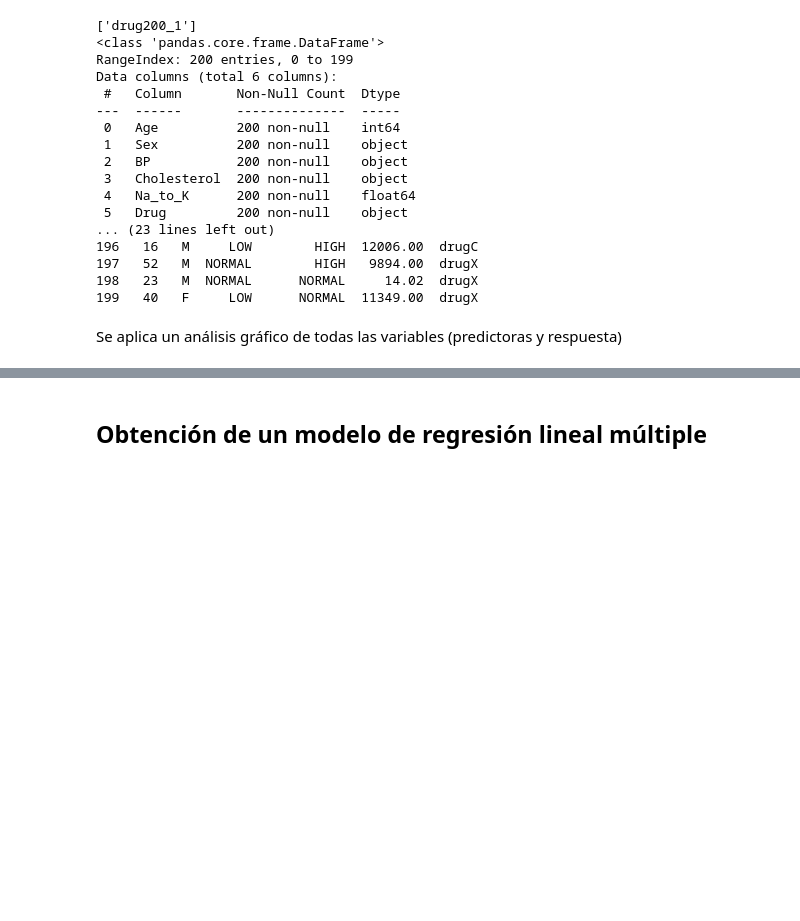
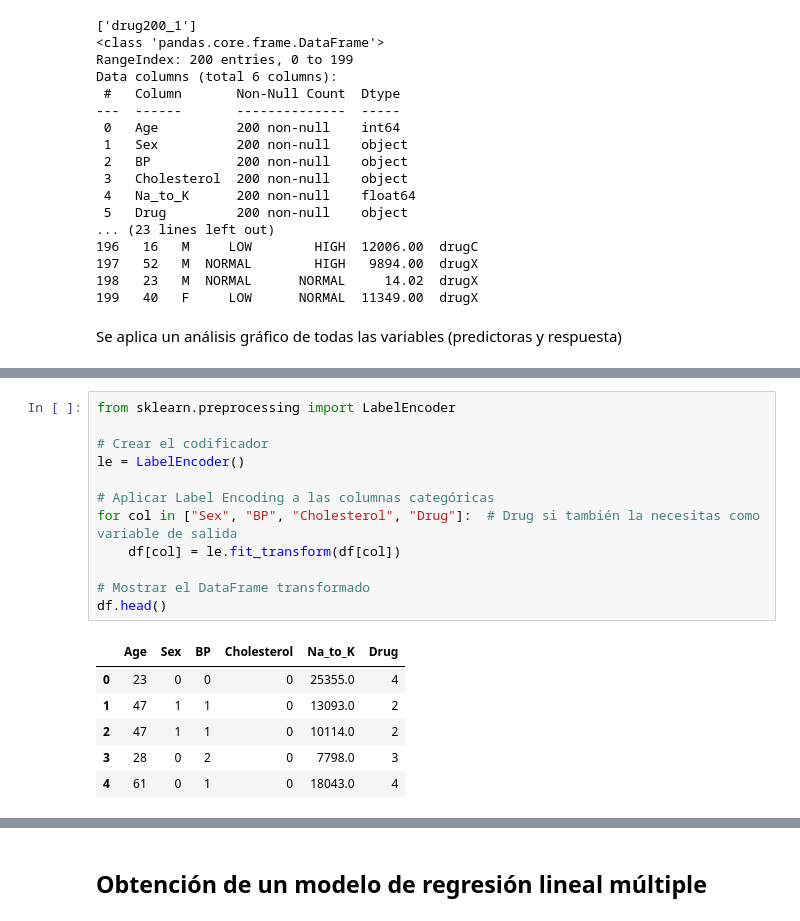
Before and after one commit to pablesite/master-matematicas, a Jupyter notebook: tecnicas-multivariantes/ruiz_molina_actividad.ipynb, the cells around one changed output, grey strips where cells are left out. Saved outputs shown, nothing was run; the diff lists cells and outputs as text; blank space fills up the shorter version.

```diff
--- a/tecnicas-multivariantes/ruiz_molina_actividad.ipynb
+++ b/tecnicas-multivariantes/ruiz_molina_actividad.ipynb
@@ -85,3 +92,22 @@ Se aplica un análisis gráfico de todas las variables (predictoras y respuesta)
+# %%
+from sklearn.preprocessing import LabelEncoder
+
+# Crear el codificador
+le = LabelEncoder()
+
+# Aplicar Label Encoding a las columnas categóricas
+for col in ["Sex", "BP", "Cholesterol", "Drug"]:  # Drug si también la necesitas como variable de salida
+    df[col] = le.fit_transform(df[col])
+
+# Mostrar el DataFrame transformado
+df.head()
+# %% [output]
+|  | Age | Sex | BP | Cholesterol | Na_to_K | Drug |
+| 0 | 23 | 0 | 0 | 0 | 25355.0 | 4 |
+| 1 | 47 | 1 | 1 | 0 | 13093.0 | 2 |
+| 2 | 47 | 1 | 1 | 0 | 10114.0 | 2 |
+| 3 | 28 | 0 | 2 | 0 | 7798.0 | 3 |
+| 4 | 61 | 0 | 1 | 0 | 18043.0 | 4 |
 # %%
 # Análisis gráfico
 # Histogramas de las características y la variable objetivo
```
Also changed, not shown: parts of 15 cells of this notebook, 7 other files.
